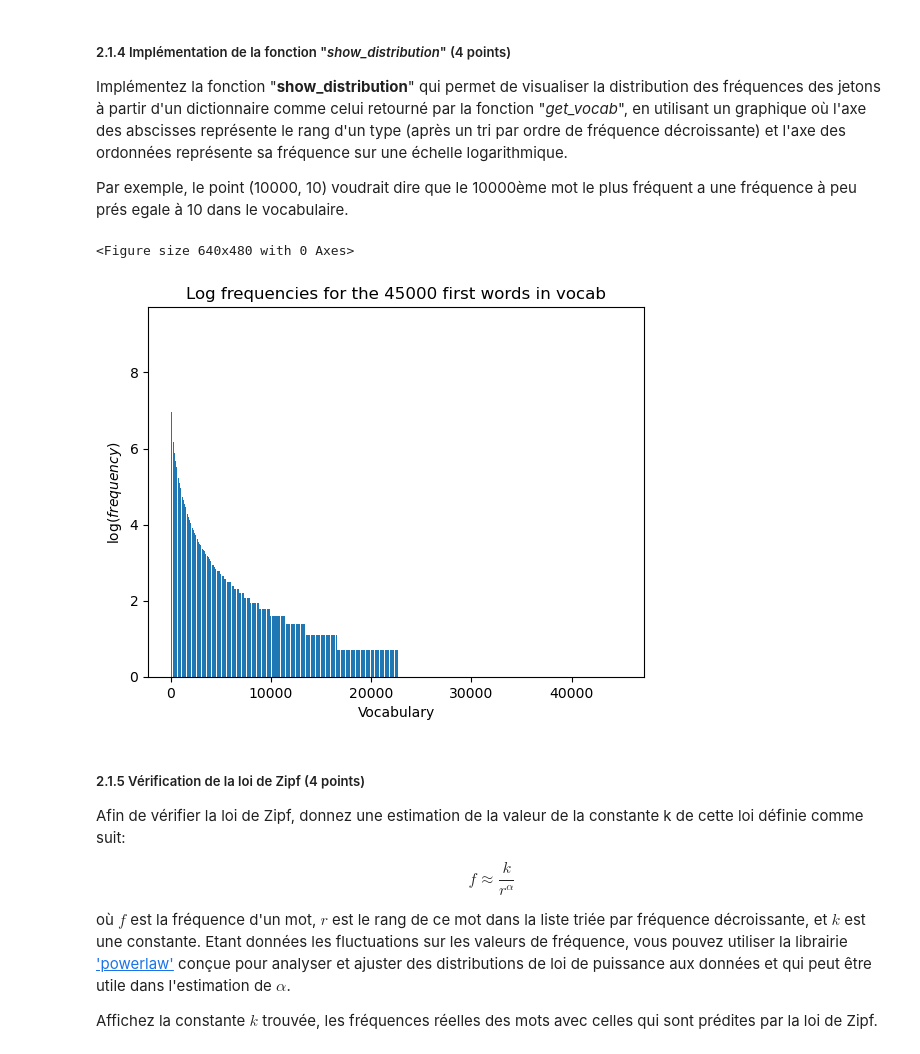
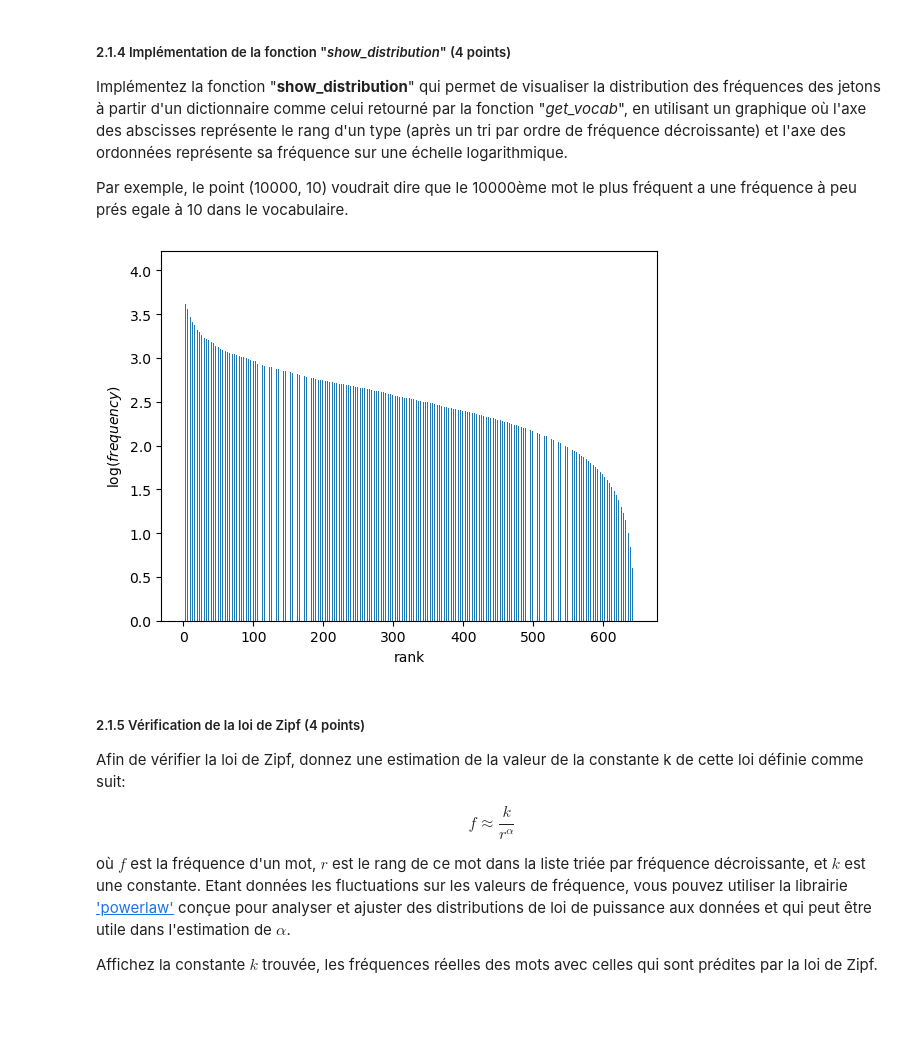
Before and after one commit to Kay1San/NLP-Labs, a Jupyter notebook: TP1/TP1/INF8460_A24_TP1_Enoncé.ipynb, the cells around one changed output. Saved outputs shown, nothing was run; the diff lists cells and outputs as text; code cells hidden in the pictures; blank space fills up the shorter version.

```diff
--- a/TP1/TP1/INF8460_A24_TP1_Enoncé.ipynb
+++ b/TP1/TP1/INF8460_A24_TP1_Enoncé.ipynb
@@ -534,33 +535,23 @@ Les 15 types les plus fréquents:
 Implémentez la fonction "__show_distribution__" qui permet de visualiser la distribution des fréquences des jetons à partir d'un dictionnaire comme celui retourné par la fonction "_get_vocab_", en utilisant un graphique où l'axe des abscisses représente le rang d'un type (après un tri par ordre de fréquence décroissante) et l'axe des ordonnées représente sa fréquence sur une échelle logarithmique.
 
 Par exemple, le point (10000, 10) voudrait dire que le 10000ème mot le plus fréquent a une fréquence à peu prés egale à 10 dans le vocabulaire.
-# %%
-def showDistribution(d,N = 10,wordAsTicks = True):
-    if not isSorted(d):
-        d = sortDictionary(d) # d is now sorted
-
-    plt.figure()
-    labels = list(d.keys())
-    values = [np.log(el) for el in d.values()]
-
-    lenD = len(labels)
-    indexes = np.arange(lenD)
-
-    plt.figure()
-    plt.bar(indexes[:min(lenD,N)], values[:min(lenD,N)])
-
-    # add labels
-    if wordAsTicks :
-        plt.xticks(indexes[:min(lenD,N)], labels[:min(lenD,N)],rotation = 90)
-    plt.xlabel("Vocabulary")
-    plt.ylabel("$\log(frequency)$")
-    plt.title(f'Log frequencies for the {N} first words in vocab')
-    plt.show()
-# %%
-showDistribution(vocabularyFrequencies,45000,False)
-# %% [output]
-<Figure size 640x480 with 0 Axes>
-[figure, removed]
+# %%
+def showDistribution(vocabFrequencies):
+    # for two words appearing the same number of times, we consider them the same rank
+    setVocabValues = set(vocabFrequencies.values())
+
+    rankDict = {key : rank for rank,key in enumerate(sorted(setVocabValues,reverse = True),1)}
+    rankDict = {v: k for k,v in rankDict.items()}
+
+    plt.bar(list(rankDict.keys()),np.log10(list(rankDict.values())),width = .4)
+    plt.ylabel('$\log(frequency)$')
+    plt.xlabel('rank')
+    plt.show()
+    return rankDict
+
+rankDict = showDistribution(vocabularyFrequencies)
+# %% [output]
+[figure, added]
 # %% [markdown]
 ##### 2.1.5 Vérification de la loi de Zipf (4 points)
 
```
Also changed, not shown: parts of 41 cells of this notebook, 3 other files.
